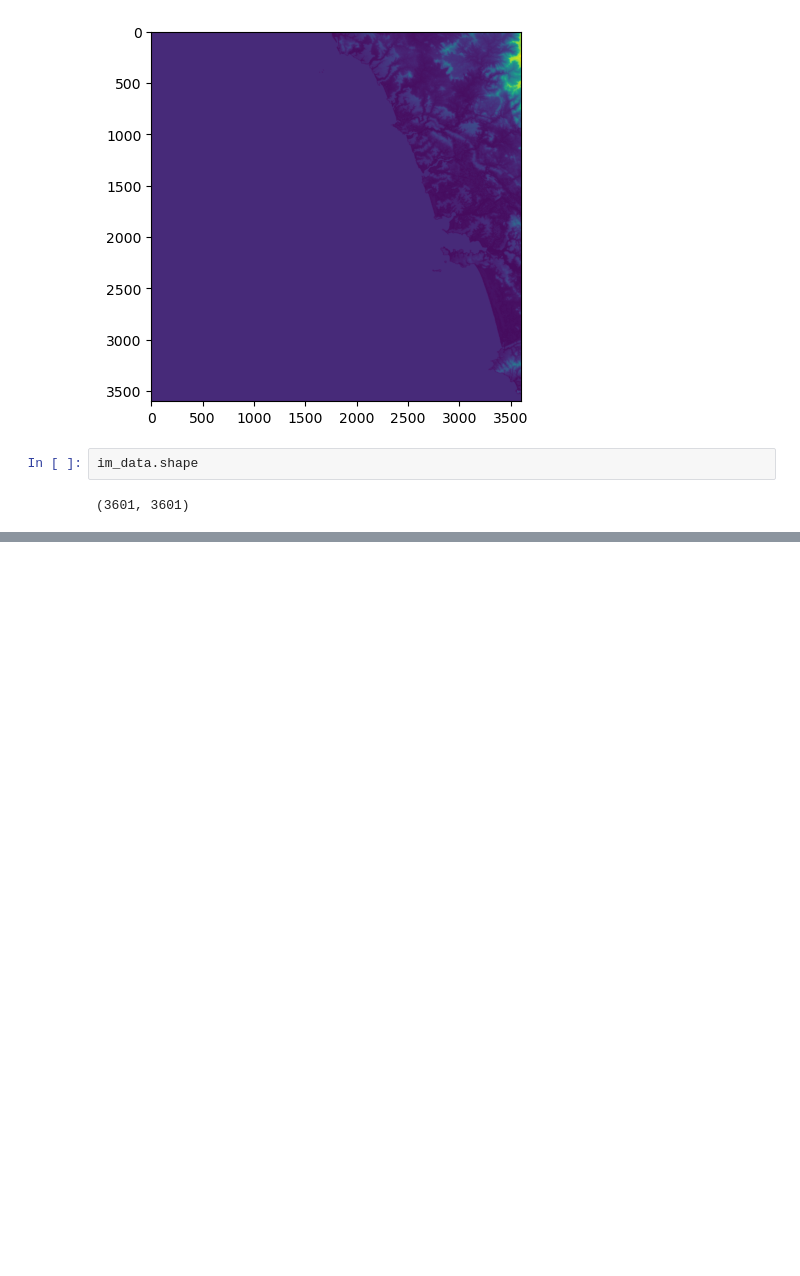
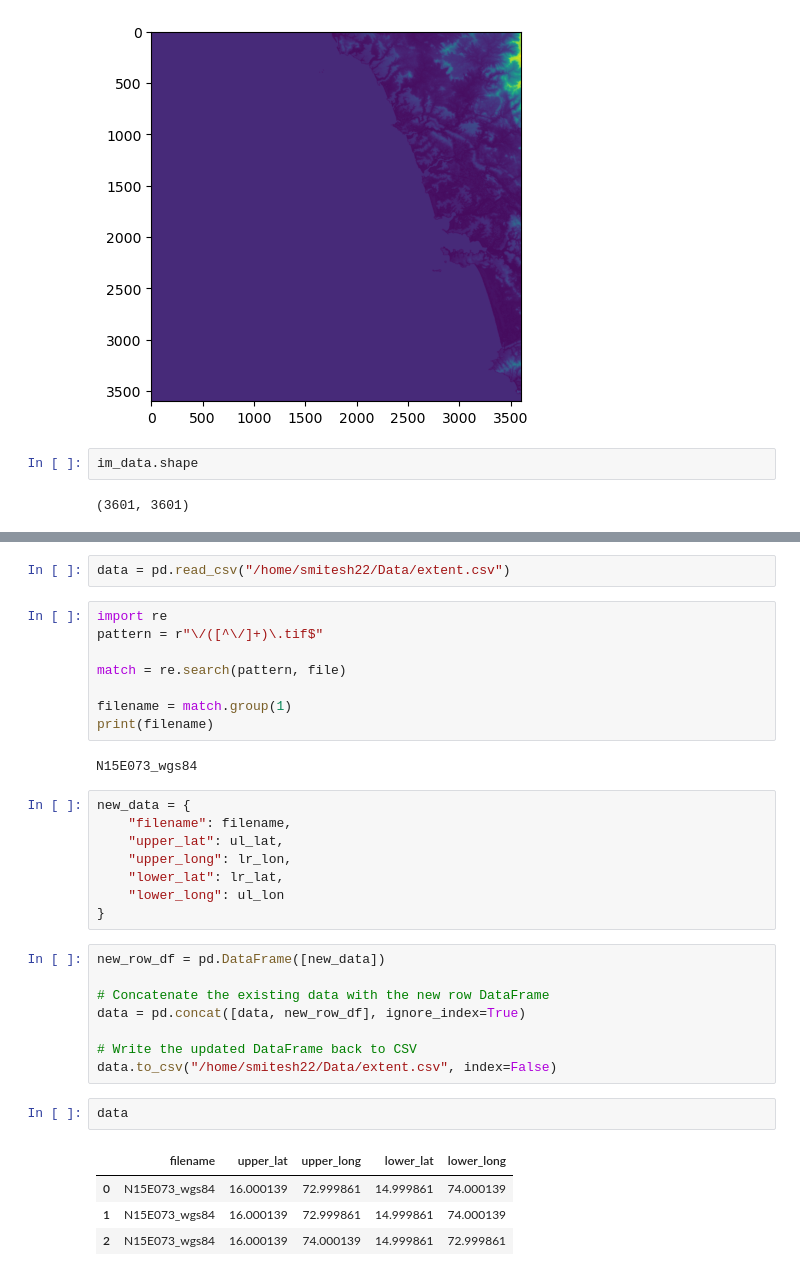
Before and after one commit to smitesh22/Unsupervised-Machine-Learning-For-Solar-Site-Selection, a Jupyter notebook: DEM.ipynb, the cells around one changed output, grey strips where cells are left out. Saved outputs shown, nothing was run; the diff lists cells and outputs as text; blank space fills up the shorter version.

```diff
--- a/DEM.ipynb
+++ b/DEM.ipynb
@@ -70,0 +73,35 @@ sheet = pd.read_csv("/home/smitesh22/Data/extent.csv")
+# %%
+data = pd.read_csv("/home/smitesh22/Data/extent.csv")
+# %%
+import re
+pattern = r"\/([^\/]+)\.tif$"
+
+match = re.search(pattern, file)
+
+filename = match.group(1)
+print(filename)
+# %% [output]
+N15E073_wgs84
+# %%
+new_data = {
+    "filename": filename,
+    "upper_lat": ul_lat,
+    "upper_long": lr_lon,
+    "lower_lat": lr_lat,
+    "lower_long": ul_lon
+}
+# %%
+new_row_df = pd.DataFrame([new_data])
+
+# Concatenate the existing data with the new row DataFrame
+data = pd.concat([data, new_row_df], ignore_index=True)
+
+# Write the updated DataFrame back to CSV
+data.to_csv("/home/smitesh22/Data/extent.csv", index=False)
+# %%
+data
+# %% [output]
+|  | filename | upper_lat | upper_long | lower_lat | lower_long |
+| 0 | N15E073_wgs84 | 16.000139 | 72.999861 | 14.999861 | 74.000139 |
+| 1 | N15E073_wgs84 | 16.000139 | 72.999861 | 14.999861 | 74.000139 |
+| 2 | N15E073_wgs84 | 16.000139 | 74.000139 | 14.999861 | 72.999861 |
```
Also changed, not shown: parts of 11 cells of this notebook, 1 other file.
